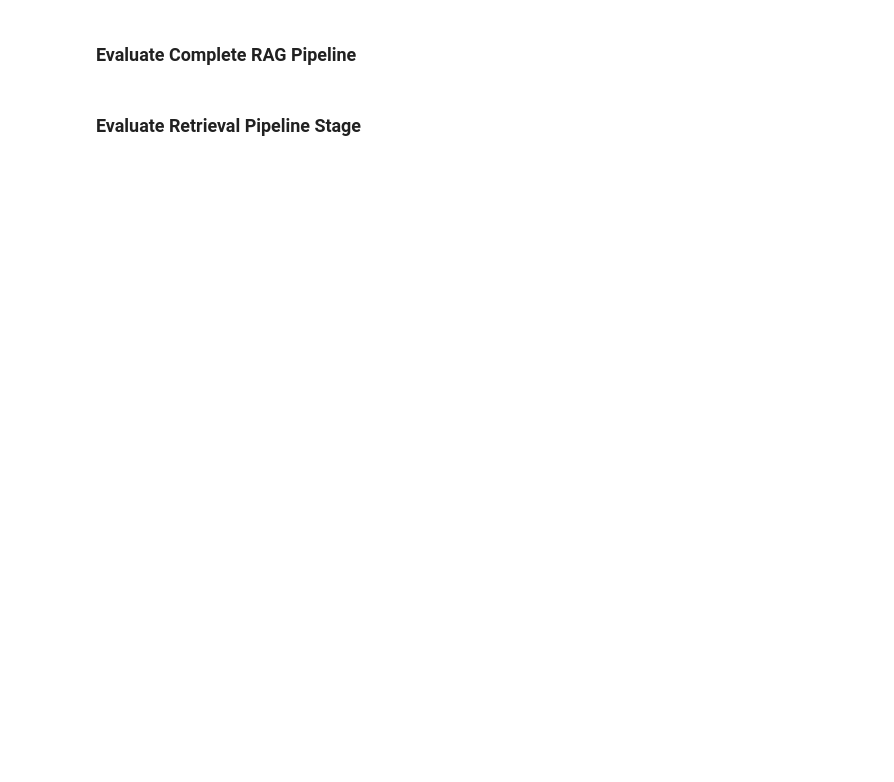
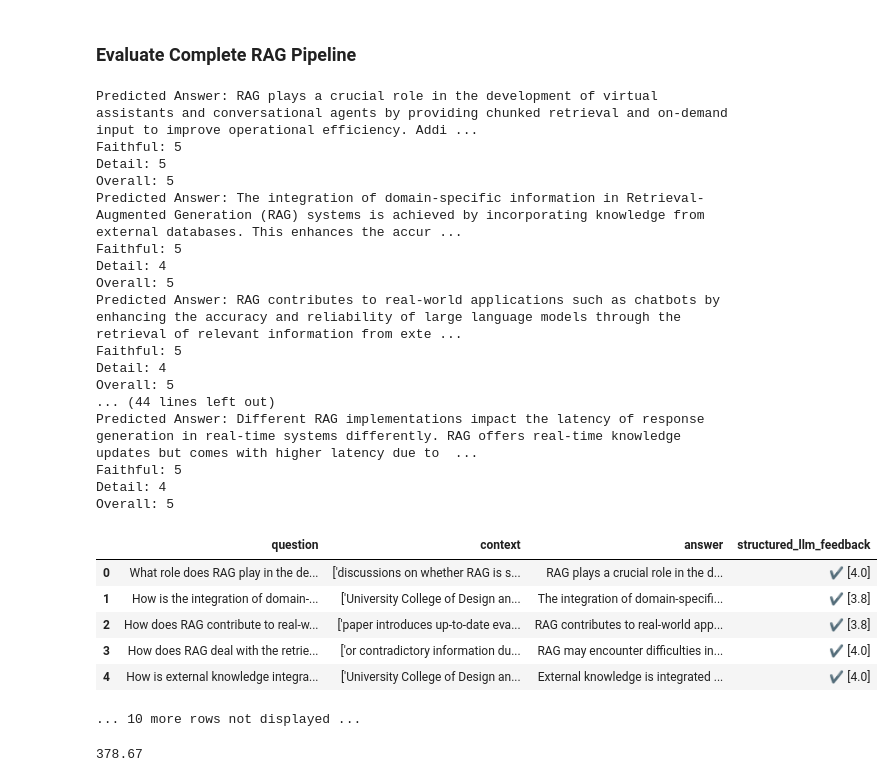
Before and after one commit to tobkin/paper-qa-agent, a Jupyter notebook: dspy-rag-pipeline.ipynb, the cells around one changed output. Cells and saved outputs as stored; diff of their text form; code cells hidden in the pictures; blank space fills up the shorter version.

Commit message:
first execution of RAG optimization pipeline done

```diff
--- a/dspy-rag-pipeline.ipynb
+++ b/dspy-rag-pipeline.ipynb
@@ -102,4 +243,36 @@ class RAG(dspy.Module):
 # %% [markdown]
 ### Evaluate Complete RAG Pipeline
-# %% [markdown]
-### Evaluate Retrieval Pipeline Stage
+# %%
+from dspy.evaluate.evaluate import Evaluate
+
+evaluate_with_llm_feedback = Evaluate(devset=devset, num_threads=1, display_progress=True, display_table=5)
+metric = structured_llm_feedback
+# %%
+uncompiled_rag = RAG()
+evaluate_with_llm_feedback(uncompiled_rag, metric=metric)
+# %% [output]
+Predicted Answer: RAG plays a crucial role in the development of virtual assistants and conversational agents by providing chunked retrieval and on-demand input to improve operational efficiency. Addi ...
+Faithful: 5
+Detail: 5
+Overall: 5
+Predicted Answer: The integration of domain-specific information in Retrieval-Augmented Generation (RAG) systems is achieved by incorporating knowledge from external databases. This enhances the accur ...
+Faithful: 5
+Detail: 4
+Overall: 5
+Predicted Answer: RAG contributes to real-world applications such as chatbots by enhancing the accuracy and reliability of large language models through the retrieval of relevant information from exte ...
+Faithful: 5
+Detail: 4
+Overall: 5
+... (44 lines left out)
+Predicted Answer: Different RAG implementations impact the latency of response generation in real-time systems differently. RAG offers real-time knowledge updates but comes with higher latency due to  ...
+Faithful: 5
+Detail: 4
+Overall: 5
+|  | question | context | answer | structured_llm_feedback |
+| 0 | What role does RAG play in the de... | ['discussions on whether RAG is s... | RAG plays a crucial role in the d... | ✔️ [4.0] |
+| 1 | How is the integration of domain-... | ['University College of Design an... | The integration of domain-specifi... | ✔️ [3.8] |
+| 2 | How does RAG contribute to real-w... | ['paper introduces up-to-date eva... | RAG contributes to real-world app... | ✔️ [3.8] |
+| 3 | How does RAG deal with the retrie... | ['or contradictory information du... | RAG may encounter difficulties in... | ✔️ [4.0] |
+| 4 | How is external knowledge integra... | ['University College of Design an... | External knowledge is integrated ... | ✔️ [4.0] |
+... 10 more rows not displayed ...
+378.67
```
Also changed, not shown: parts of 12 cells of this notebook, 7 other files.
